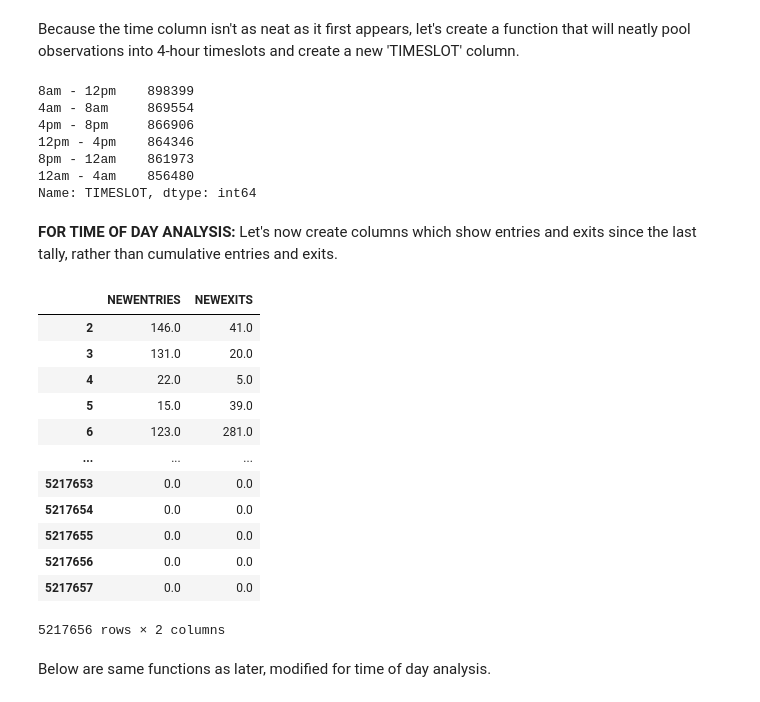
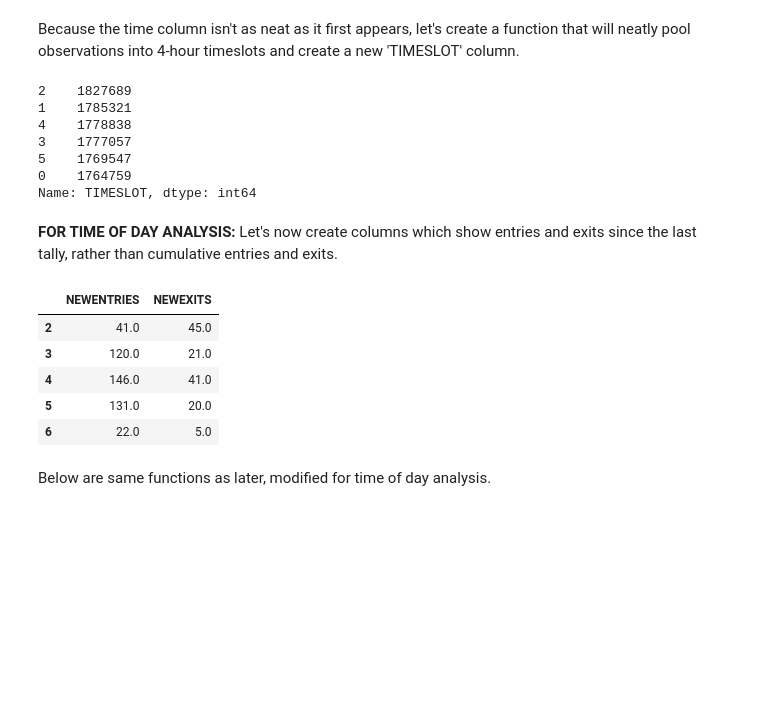
Before and after one commit to willstith/project1, a Jupyter notebook: busiest_stations_with_TOD.ipynb, the cells around one changed output. Drawn from its saved outputs; the diff is of its cells as text; code cells hidden in the pictures; blank space fills up the shorter version.

```diff
--- a/busiest_stations_with_TOD.ipynb
+++ b/busiest_stations_with_TOD.ipynb
@@ -66,13 +66,13 @@ mta_dates = [190105, 190112, 190119, 190126,
              190302, 190309, 190316, 190323, 190330,
              190406, 190413, 190420, 190427,
              190504, 190511, 190518, 190525,
-             190601, 190608, 190615, 190622, 190629]
-#              190706, 190713, 190720, 190727,
-#              190803, 190810, 190817, 190824, 190831,
-#              190907, 190914, 190921, 190928,
-#              191005, 191012, 191019, 191026,
-#              191102, 191109, 191116, 191123, 191130,
-#              191207, 191214, 191221, 191228, 200104] # included Jan 4 2020 to capture Dec 29-31 2019
+             190601, 190608, 190615, 190622, 190629,
+             190706, 190713, 190720, 190727,
+             190803, 190810, 190817, 190824, 190831,
+             190907, 190914, 190921, 190928,
+             191005, 191012, 191019, 191026,
+             191102, 191109, 191116, 191123, 191130,
+             191207, 191214, 191221, 191228, 200104] # included Jan 4 2020 to capture Dec 29-31 2019
 
 # mta_dates = dates_2017 + dates_2018 + mta_dates
 
@@ -167,29 +103,29 @@ Because the time column isn't as neat as it first appears, let's create a functi
 def get_time_slot(time):
     timestr = str(time)
     timenum = int(re.sub('[^0-9]', '', timestr))
-    if 0 <= timenum < 40000:
-        return '12am - 4am'
-    elif 40000 <= timenum < 80000:
-        return '4am - 8am'
-    elif 80000 <= timenum < 120000:
-        return '8am - 12pm'
-    elif 120000 <= timenum < 160000:
-        return '12pm - 4pm'
-    elif 160000 <= timenum < 200000:
-        return '4pm - 8pm'
+    if 0 < timenum <= 40000:
+        return 0
+    elif 40000 < timenum <= 80000:
+        return 1
+    elif 80000 < timenum <= 120000:
+        return 2
+    elif 120000 < timenum <= 160000:
+        return 3
+    elif 160000 < timenum <= 200000:
+        return 4
     else:
-        return '8pm - 12am'
+        return 5
 # %%
 raw_data['TIMESLOT'] = raw_data.TIME.apply(get_time_slot)
 # %%
 raw_data.TIMESLOT.value_counts()
 # %% [output]
-8am - 12pm    898399
-4am - 8am     869554
-4pm - 8pm     866906
-12pm - 4pm    864346
-8pm - 12am    861973
-12am - 4am    856480
+2    1827689
+1    1785321
+4    1778838
+3    1777057
+5    1769547
+0    1764759
 Name: TIMESLOT, dtype: int64
 # %% [markdown]
 **FOR TIME OF DAY ANALYSIS:** Let's now create columns which show entries and exits since the last tally, rather than cumulative entries and exits.
@@ -200,21 +136,14 @@ raw_data.dropna(subset=['NEWENTRIES'], axis=0, inplace=True)
 raw_data['NEWEXITS'] = raw_data['EXITS'].diff()
 raw_data.dropna(subset=['NEWEXITS'], axis=0, inplace=True)
 # %%
-raw_data[['NEWENTRIES', 'NEWEXITS']]
+raw_data[['NEWENTRIES', 'NEWEXITS']].head()
 # %% [output]
 |  | NEWENTRIES | NEWEXITS |
-| 2 | 146.0 | 41.0 |
-| 3 | 131.0 | 20.0 |
-| 4 | 22.0 | 5.0 |
-| 5 | 15.0 | 39.0 |
-| 6 | 123.0 | 281.0 |
-| ... | ... | ... |
-| 5217653 | 0.0 | 0.0 |
-| 5217654 | 0.0 | 0.0 |
-| 5217655 | 0.0 | 0.0 |
-| 5217656 | 0.0 | 0.0 |
-| 5217657 | 0.0 | 0.0 |
+| 2 | 41.0 | 45.0 |
+| 3 | 120.0 | 21.0 |
+| 4 | 146.0 | 41.0 |
+| 5 | 131.0 | 20.0 |
+| 6 | 22.0 | 5.0 |
-5217656 rows × 2 columns
 # %% [markdown]
 Below are same functions as later, modified for time of day analysis.
 # %%
```
Also changed, not shown: parts of 21 cells of this notebook, 15 other files.
